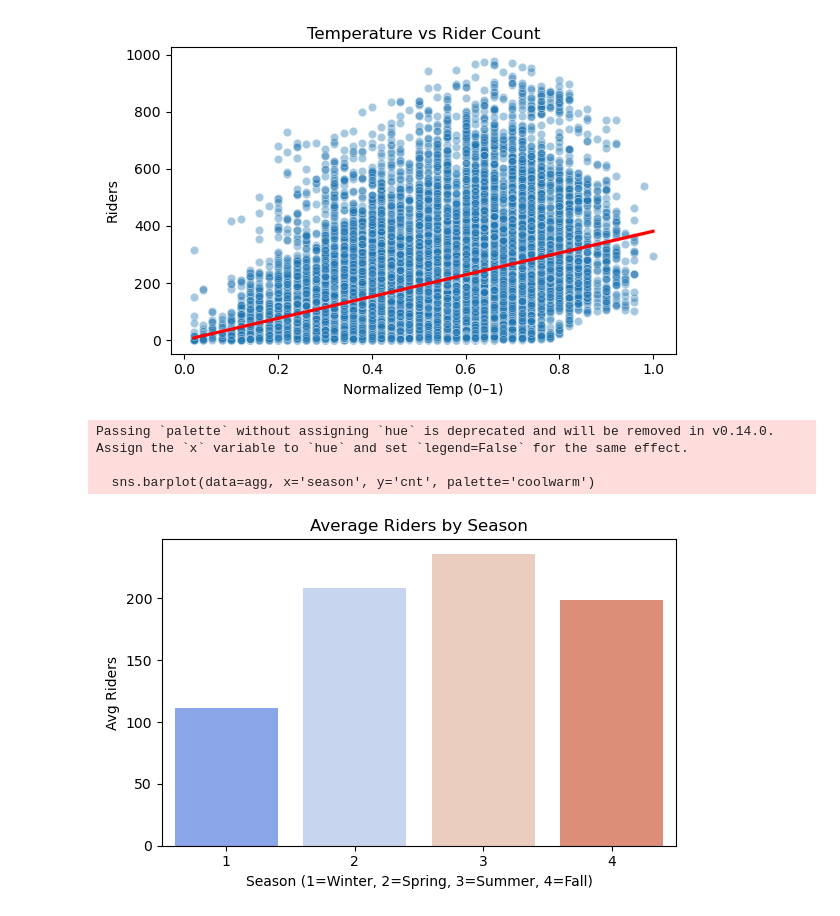
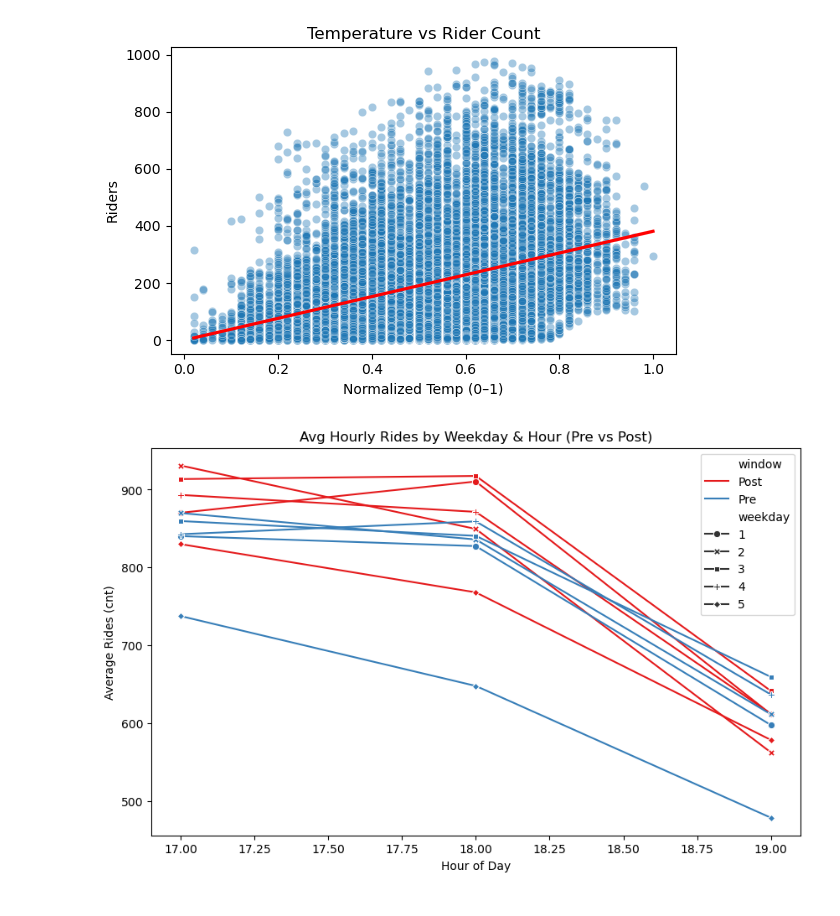
Before and after one commit to kevinserr/Mod4_FinalProject, a Jupyter notebook: notebooks/analysis.ipynb, the cells around one changed output. Saved outputs shown, nothing was run; the diff lists cells and outputs as text; code cells hidden in the pictures.

```diff
--- a/notebooks/analysis.ipynb
+++ b/notebooks/analysis.ipynb
@@ -7,4 +8,4 @@ import matplotlib.pyplot as plt
 # %%
 # Read CSV file and store into a DF
-df = pd.read_csv("/Users/Marcy_Student/Desktop/Mod4_Project/data/hour.csv" )
+df = pd.read_csv("/Users/Marcy_Student/Desktop/Mod4_FinalProject/data/hour.csv" )
 df.head()
@@ -121,18 +69,3 @@ plt.savefig('/Users/Marcy_Student/Desktop/Mod4_Project/figures/temp_vs_riderCoun
 plt.show()
 # %% [output]
 [figure]
-# %%
-agg = df.groupby('season')['cnt'].mean().reset_index()
-
-plt.figure(figsize=(6,4))
-sns.barplot(data=agg, x='season', y='cnt', palette='coolwarm')
-plt.title('Average Riders by Season')
-plt.xlabel('Season (1=Winter, 2=Spring, 3=Summer, 4=Fall)')
-plt.ylabel('Avg Riders')
-plt.tight_layout()
-plt.show()
-# %% [output]
-Passing `palette` without assigning `hue` is deprecated and will be removed in v0.14.0. Assign the `x` variable to `hue` and set `legend=False` for the same effect.
-
-  sns.barplot(data=agg, x='season', y='cnt', palette='coolwarm')
-[figure, removed]
@@ -138,0 +236,15 @@ Passing `palette` without assigning `hue` is deprecated and will be removed in v
+# %%
+slot_summary = balanced.groupby(['window','weekday','hr'])['cnt'].mean().reset_index()
+
+plt.figure(figsize=(10,6))
+sns.lineplot(
+    x='hr', y='cnt', hue='window', style='weekday',
+    data=slot_summary, markers=True, dashes=False, palette='Set1'
+)
+plt.title("Avg Hourly Rides by Weekday & Hour (Pre vs Post)")
+plt.xlabel("Hour of Day")
+plt.ylabel("Average Rides (cnt)")
+plt.savefig('/Users/Marcy_Student/Desktop/Mod4_FinalProject/figures/prepost.png', dpi=150)
+plt.show()
+# %% [output]
+[figure, added]
```
Also changed, not shown: parts of 11 cells of this notebook.
